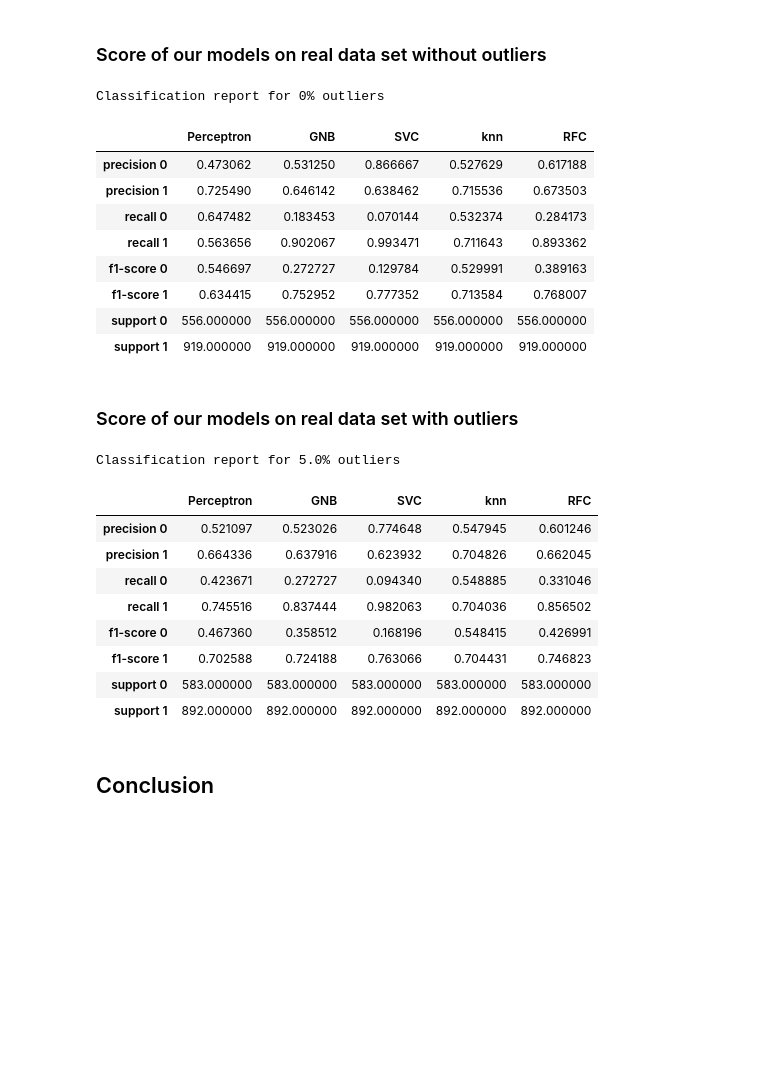
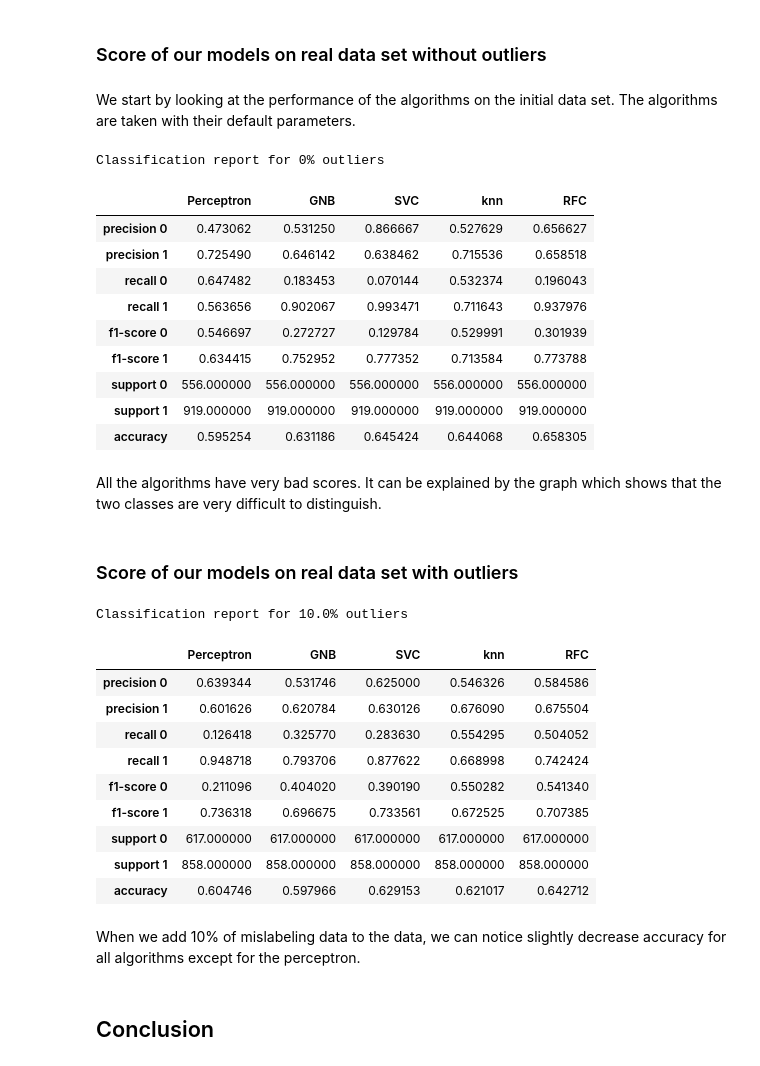
Before and after one commit to sofros/SFML_INFO_F422, a Jupyter notebook: Classification_Notebook.ipynb, the cells around one changed output. Drawn from its saved outputs; the diff is of its cells as text; code cells hidden in the pictures; blank space fills up the shorter version.

Commit message:
notebook classification ready to sent

```diff
--- a/Classification_Notebook.ipynb
+++ b/Classification_Notebook.ipynb
@@ -901,7 +902,8 @@ def measure(outlier_rate,model,Xn,Yn):
     report = classification_report(yno_test,ynpred,output_dict=True)
     report0 = report['0']
     report1 = report['1']
-    return report0,report1
+    reporta = report['accuracy']
+    return report0,report1,reporta
 
 
 def measure_design(outlier_rate,Xn,Yn):
@@ -914,8 +916,9 @@ def measure_design(outlier_rate,Xn,Yn):
     fscore1 = []
     support0 = []
     support1 = []
+    accuracy = []
     for model in models:
-        report0,report1 = measure(outlier_rate,model,Xn,Yn)
+        report0,report1,reporta = measure(outlier_rate,model,Xn,Yn)
         precision0.append(report0['precision'])
         recall0.append(report0['recall'])
         fscore0.append(report0['f1-score'])
@@ -924,12 +927,13 @@ def measure_design(outlier_rate,Xn,Yn):
         recall1.append(report1['recall'])
         fscore1.append(report1['f1-score'])
         support1.append(report1['support'])
-    clas_report = [precision0,precision1,recall0,recall1,fscore0,fscore1,support0,support1]
+        accuracy.append(reporta)
+    clas_report = [precision0,precision1,recall0,recall1,fscore0,fscore1,support0,support1,accuracy]
     clas_report = np.array(clas_report)
     return clas_report
 
 per = Perceptron()
 models_label = ['Perceptron','GNB','SVC','knn', 'RFC']
-error_label = ['precision','recall','f1-score','support']
+error_label = ["precision 0","precision 1","recall 0","recall 1","f1-score 0","f1-score 1","support 0","support 1","accuracy"]
 # %% [markdown]
 We chose the perceptron as the inefficiency benchmark. It classifies the data in a random way because the data are not linearly separable. At best, it divides the data in two by a straight line so that for any given data, there is more or less a 50% chance of being correctly classified. The number 0 and 1 in front of the model evolution statistics represents class 1 or 0. GNB, SVC, knn, RFC are Gaussian naive bayes, support vector classifier, k nearest neighbor and RandomForestClassifier respectively.
@@ -1054,45 +1093,53 @@ plt.show()
 [figure]
 # %% [markdown]
 ### Score of our models on real data set without outliers
+# %% [markdown]
+We start by looking at the performance of the algorithms on the initial data set. The algorithms are taken with their default parameters.
 # %%
 outlier_rate = 0
 header = models_label
 table = measure_design(outlier_rate,Xr,Yr)
-index = [error_label[i//2]+' '+str(i%2)  for i in range(8)]
+index = error_label
 print()
 print("Classification report for {}% outliers".format(outlier_rate*100))
 pd.DataFrame(table, columns = header,index = index)
 # %% [output]
 Classification report for 0% outliers
 |  | Perceptron | GNB | SVC | knn | RFC |
-| precision 0 | 0.473062 | 0.531250 | 0.866667 | 0.527629 | 0.617188 |
-| precision 1 | 0.725490 | 0.646142 | 0.638462 | 0.715536 | 0.673503 |
-| recall 0 | 0.647482 | 0.183453 | 0.070144 | 0.532374 | 0.284173 |
-| recall 1 | 0.563656 | 0.902067 | 0.993471 | 0.711643 | 0.893362 |
-| f1-score 0 | 0.546697 | 0.272727 | 0.129784 | 0.529991 | 0.389163 |
-| f1-score 1 | 0.634415 | 0.752952 | 0.777352 | 0.713584 | 0.768007 |
+| precision 0 | 0.473062 | 0.531250 | 0.866667 | 0.527629 | 0.656627 |
+| precision 1 | 0.725490 | 0.646142 | 0.638462 | 0.715536 | 0.658518 |
+| recall 0 | 0.647482 | 0.183453 | 0.070144 | 0.532374 | 0.196043 |
+| recall 1 | 0.563656 | 0.902067 | 0.993471 | 0.711643 | 0.937976 |
+| f1-score 0 | 0.546697 | 0.272727 | 0.129784 | 0.529991 | 0.301939 |
+| f1-score 1 | 0.634415 | 0.752952 | 0.777352 | 0.713584 | 0.773788 |
 | support 0 | 556.000000 | 556.000000 | 556.000000 | 556.000000 | 556.000000 |
 | support 1 | 919.000000 | 919.000000 | 919.000000 | 919.000000 | 919.000000 |
+| accuracy | 0.595254 | 0.631186 | 0.645424 | 0.644068 | 0.658305 |
+# %% [markdown]
+All the algorithms have very bad scores. It can be explained by the graph which shows that the two classes are very difficult to distinguish.
 # %% [markdown]
 ### Score of our models on real data set with outliers
 # %%
-outlier_rate = 0.05
+outlier_rate = 0.10
 header = models_label
 table = measure_design(outlier_rate,Xr,Yr)
-index = [error_label[i//2]+' '+str(i%2)  for i in range(8)]
+index = error_label
 print()
 print("Classification report for {}% outliers".format(outlier_rate*100))
 pd.DataFrame(table, columns = header,index = index)
 # %% [output]
-Classification report for 5.0% outliers
+Classification report for 10.0% outliers
 |  | Perceptron | GNB | SVC | knn | RFC |
-| precision 0 | 0.521097 | 0.523026 | 0.774648 | 0.547945 | 0.601246 |
-| precision 1 | 0.664336 | 0.637916 | 0.623932 | 0.704826 | 0.662045 |
-| recall 0 | 0.423671 | 0.272727 | 0.094340 | 0.548885 | 0.331046 |
-| recall 1 | 0.745516 | 0.837444 | 0.982063 | 0.704036 | 0.856502 |
-| f1-score 0 | 0.467360 | 0.358512 | 0.168196 | 0.548415 | 0.426991 |
-| f1-score 1 | 0.702588 | 0.724188 | 0.763066 | 0.704431 | 0.746823 |
-| support 0 | 583.000000 | 583.000000 | 583.000000 | 583.000000 | 583.000000 |
-| support 1 | 892.000000 | 892.000000 | 892.000000 | 892.000000 | 892.000000 |
+| precision 0 | 0.639344 | 0.531746 | 0.625000 | 0.546326 | 0.584586 |
+| precision 1 | 0.601626 | 0.620784 | 0.630126 | 0.676090 | 0.675504 |
+| recall 0 | 0.126418 | 0.325770 | 0.283630 | 0.554295 | 0.504052 |
+| recall 1 | 0.948718 | 0.793706 | 0.877622 | 0.668998 | 0.742424 |
+| f1-score 0 | 0.211096 | 0.404020 | 0.390190 | 0.550282 | 0.541340 |
+| f1-score 1 | 0.736318 | 0.696675 | 0.733561 | 0.672525 | 0.707385 |
+| support 0 | 617.000000 | 617.000000 | 617.000000 | 617.000000 | 617.000000 |
+| support 1 | 858.000000 | 858.000000 | 858.000000 | 858.000000 | 858.000000 |
+| accuracy | 0.604746 | 0.597966 | 0.629153 | 0.621017 | 0.642712 |
+# %% [markdown]
+When we add 10% of mislabeling data to the data, we can notice slightly decrease accuracy for all algorithms except for the perceptron.
 # %% [markdown]
 ## Conclusion
```
Also changed, not shown: parts of 23 cells of this notebook.
